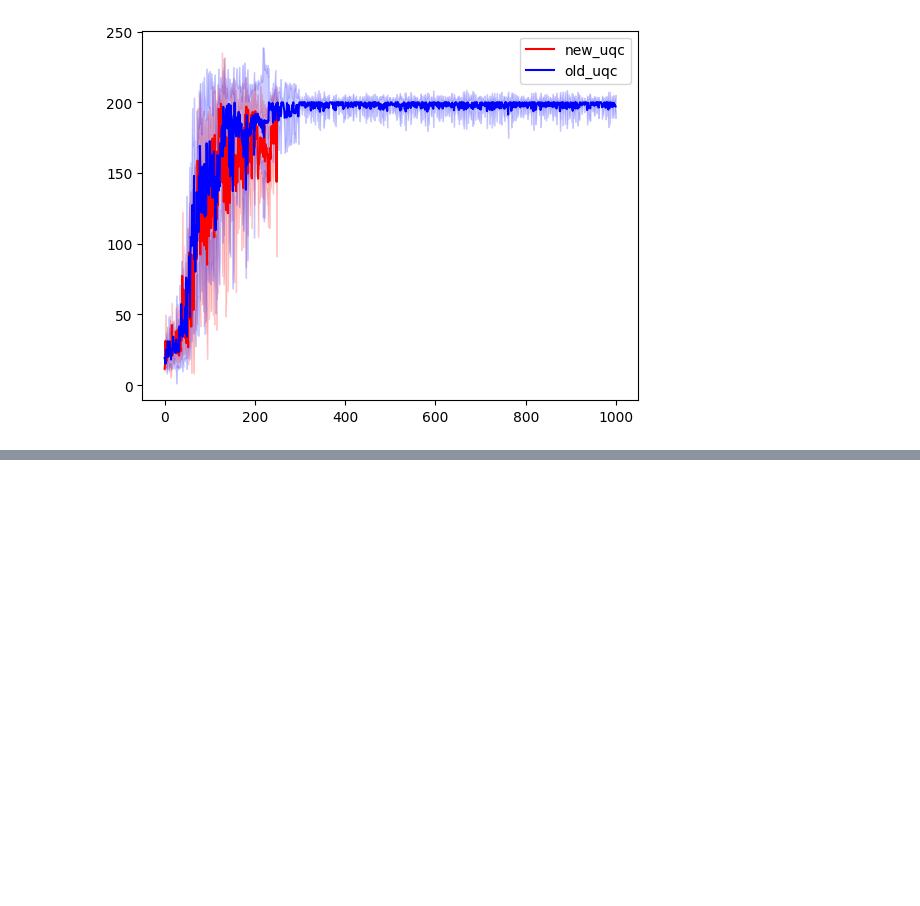
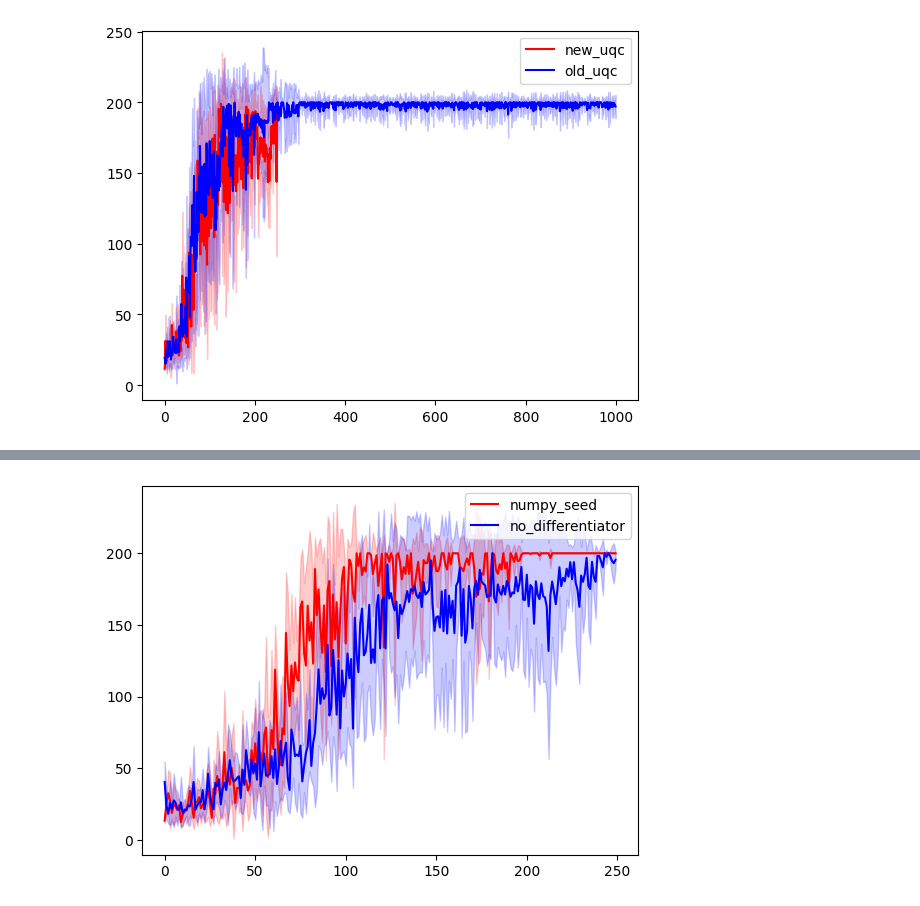
Before and after one commit to RodrigoCoelho7/VQC_Qlearning, a Jupyter notebook: data_analysis/test.ipynb, the cells around one changed output, grey strips where cells are left out. Drawn from its saved outputs; the diff is of its cells as text; code cells hidden in the pictures; blank space fills up the shorter version.

```diff
--- a/data_analysis/test.ipynb
+++ b/data_analysis/test.ipynb
@@ -29,0 +72,9 @@ plt.show()
+# %%
+plt.plot(numpy_seed_mean, color = "red", label="numpy_seed")
+plt.fill_between(np.arange(len(numpy_seed_mean)), numpy_seed_mean - numpy_seed_std, numpy_seed_mean + numpy_seed_std, color = "red", alpha = 0.2)
+plt.plot(no_differentiator_mean, color = "blue", label="no_differentiator")
+plt.fill_between(np.arange(len(no_differentiator_mean)), no_differentiator_mean - no_differentiator_std, no_differentiator_mean + no_differentiator_std, color = "blue", alpha = 0.2)
+plt.legend()
+plt.show()
+# %% [output]
+[figure, added]
```
Also changed, not shown: parts of 9 cells of this notebook.
